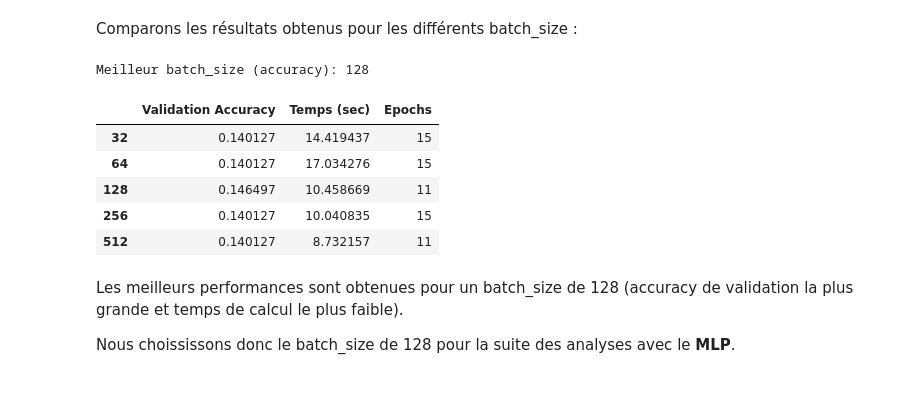
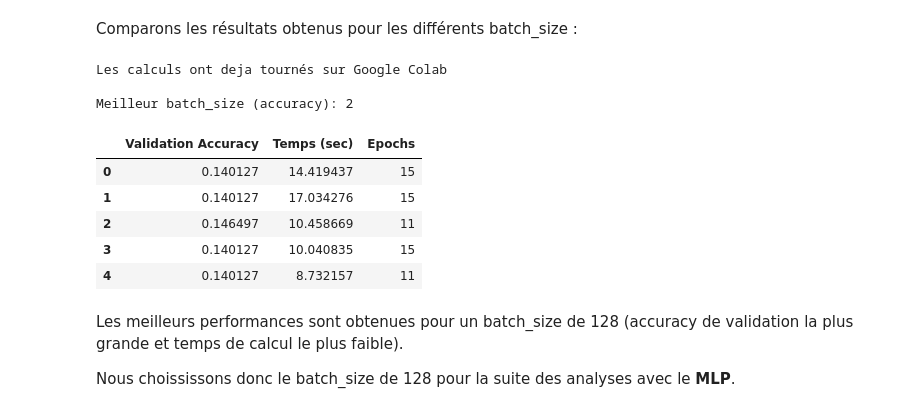
Before and after one commit to pierrickBERTHE/PB6-Classification_automatique_de_produits, a Jupyter notebook: berthe_pierrick_3_notebook_classification_122023.ipynb, the cells around one changed output. Cells and saved outputs as stored; diff of their text form; code cells hidden in the pictures.

Commit message:
Commit 01/02 : Notebook classification automatique avec DA pour GC

```diff
--- a/berthe_pierrick_3_notebook_classification_122023.ipynb
+++ b/berthe_pierrick_3_notebook_classification_122023.ipynb
@@ -275,7 +274,7 @@ def pretraitement_image(data, model_type):
 def creation_modele_mlp(fonction_perte, optimiseur, metric_eval, verbose=0):
     """
     Cette fonction crée et compile un modèle de réseau de neurones à
-    plusieurs couches (MLP) avec Keras. Le modèle est conçu pour des données
+    plusieurs couches () avec Keras. Le modèle est conçu pour des données
     d'entrée de forme (224, 224, 3).
 
     Le modèle a la structure suivante :
@@ -296,7 +295,7 @@ def creation_modele_mlp(fonction_perte, optimiseur, metric_eval, verbose=0):
     aucune information, 1 pour un résumé du modèle. Par défaut, 0.
 
     Retourne :
-    Le modèle MLP compilé.
+    Le modèle  compilé.
     """
     # Créer le modèle
     model_mlp = Sequential()
@@ -1044,15 +1117,13 @@ Nous déterminons le meilleur modèle en ajustant l'hyperparamètre **batch_size
 # %%
-# Nom du fichier des resultats
-resultat_nom = "resultat_mlp.csv"
+# Définir les batch_sizes à tester
+batch_sizes = [32, 64, 128, 256, 512]
 
 # SI fichier des resultats existe ALORS on passe
-if os.path.exists(resultat_nom):
+if is_modele_mlp_calculed:
     print("Les calculs ont deja tournés sur Google Colab")
 
 # SINON il n'existe pas et il faut faire les calculs
 else:
-    # Définir les batch_sizes à tester
-    batch_sizes = [32, 64, 128, 256, 512]
 
     # Créer des dictionnaires vides pour stocker l'historique, temps, epochs
     history_dict, time_dict, epoch_dict = {}, {}, {}
@@ -1060,9 +1131,6 @@ else:
     # POUR chaque batch_size
     for batch_size in batch_sizes:
         print("\n", "=" * 30, "batch_size :", batch_size, "=" * 30)
-
-        # # Utiliser le GPU
-        # with tf.device('/tpu:0'):
 
         # Créer un modèle MLP
         model_mlp = creation_modele_mlp(
@@ -1127,47 +1179,48 @@ Epoch 11: early stopping
 # %% [markdown]
 Comparons les résultats obtenus pour les différents batch_size :
 # %%
-# SI fichier des resultats existe ALORS on le charge
-if os.path.exists(resultat_nom):
-    resultat_mlp = pd.read_csv(resultat_nom)
-    print(f"Chargement de '{resultat_nom}'.")
+# SI fichier des resultats existe ALORS on passe
+if is_modele_mlp_calculed:
+    print("Les calculs ont deja tournés sur Google Colab")
 
 # SINON il n'existe pas et il faut faire les calculs
 else:
 
     # Créer un DataFrame à partir de l'historique
     resultat_mlp = pd.DataFrame(
         {k: v['val_accuracy'][-1] for k, v in history_dict.items()},
         index=[0]
         )
 
     # Transposer le DataFrame (batch_sizes en index)
     resultat_mlp = resultat_mlp.transpose()
 
     # Renommer la colonne
     resultat_mlp.columns = ['Validation Accuracy']
 
     # Ajouter les temps d'entraînement et nombre d'epoch au DataFrame
     resultat_mlp['Temps (sec)'] = pd.Series(time_dict)
     resultat_mlp['Epochs'] = pd.Series(epoch_dict)
 
     # Sauvegarder le DataFrame dans un fichier CSV
     resultat_mlp.to_csv('resultat_mlp.csv', index=False)
 
 # Afficher le batch_size avec la meilleure accuracy de validation
 batch_meilleur_mlp = resultat_mlp['Validation Accuracy'].idxmax()
 print(f"\nMeilleur batch_size (accuracy): {batch_meilleur_mlp}")
 
 # Surligner les meilleures valeurs
 resultat_mlp.style.apply(surligne_meilleur)
 # %% [output]
-Meilleur batch_size (accuracy): 128
+Les calculs ont deja tournés sur Google Colab
+
+Meilleur batch_size (accuracy): 2
 |  | Validation Accuracy | Temps (sec) | Epochs |
-| 32 | 0.140127 | 14.419437 | 15 |
-| 64 | 0.140127 | 17.034276 | 15 |
-| 128 | 0.146497 | 10.458669 | 11 |
-| 256 | 0.140127 | 10.040835 | 15 |
-| 512 | 0.140127 | 8.732157 | 11 |
+| 0 | 0.140127 | 14.419437 | 15 |
+| 1 | 0.140127 | 17.034276 | 15 |
+| 2 | 0.146497 | 10.458669 | 11 |
+| 3 | 0.140127 | 10.040835 | 15 |
+| 4 | 0.140127 | 8.732157 | 11 |
 # %% [markdown]
 Les meilleurs performances sont obtenues pour un batch_size de 128 (accuracy de validation la plus grande et temps de calcul le plus faible).
 
```
Also changed, not shown: parts of 36 cells of this notebook, 1 other file.
